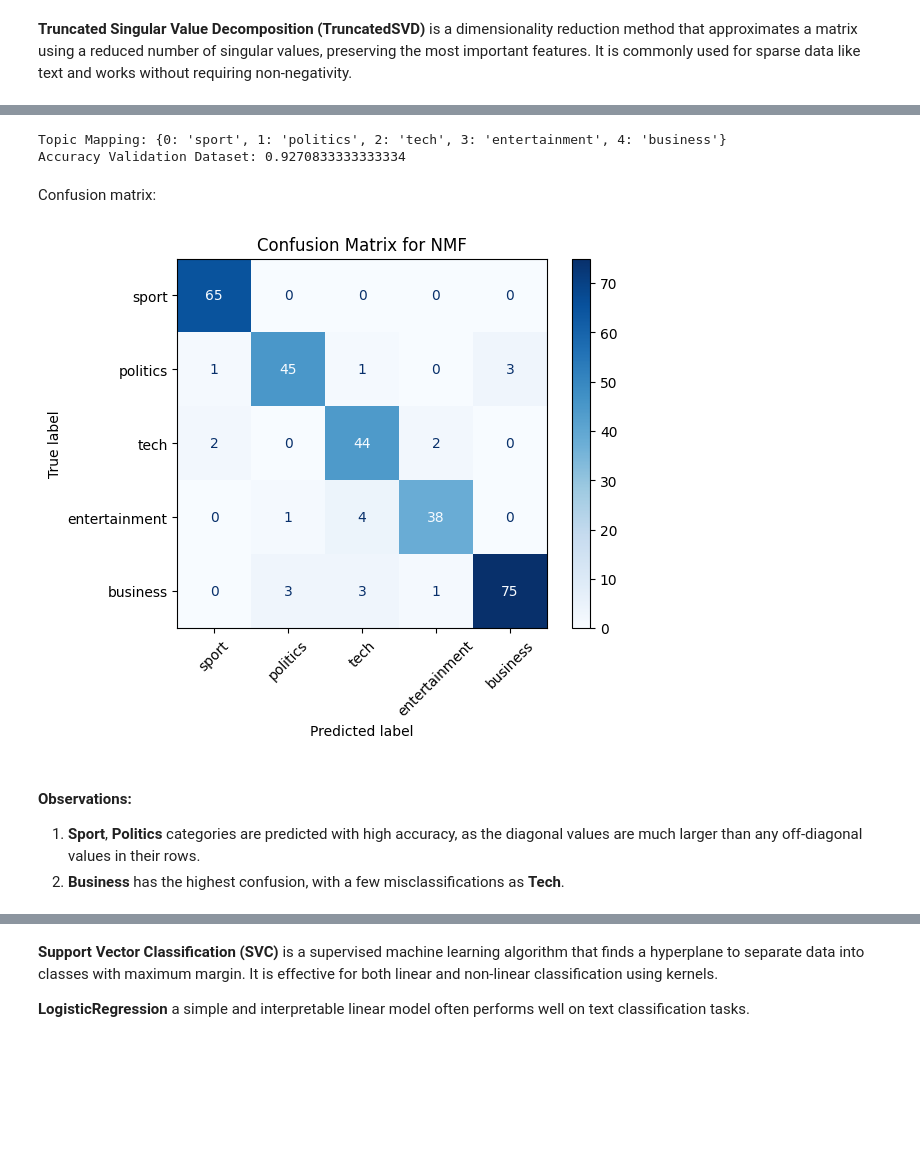
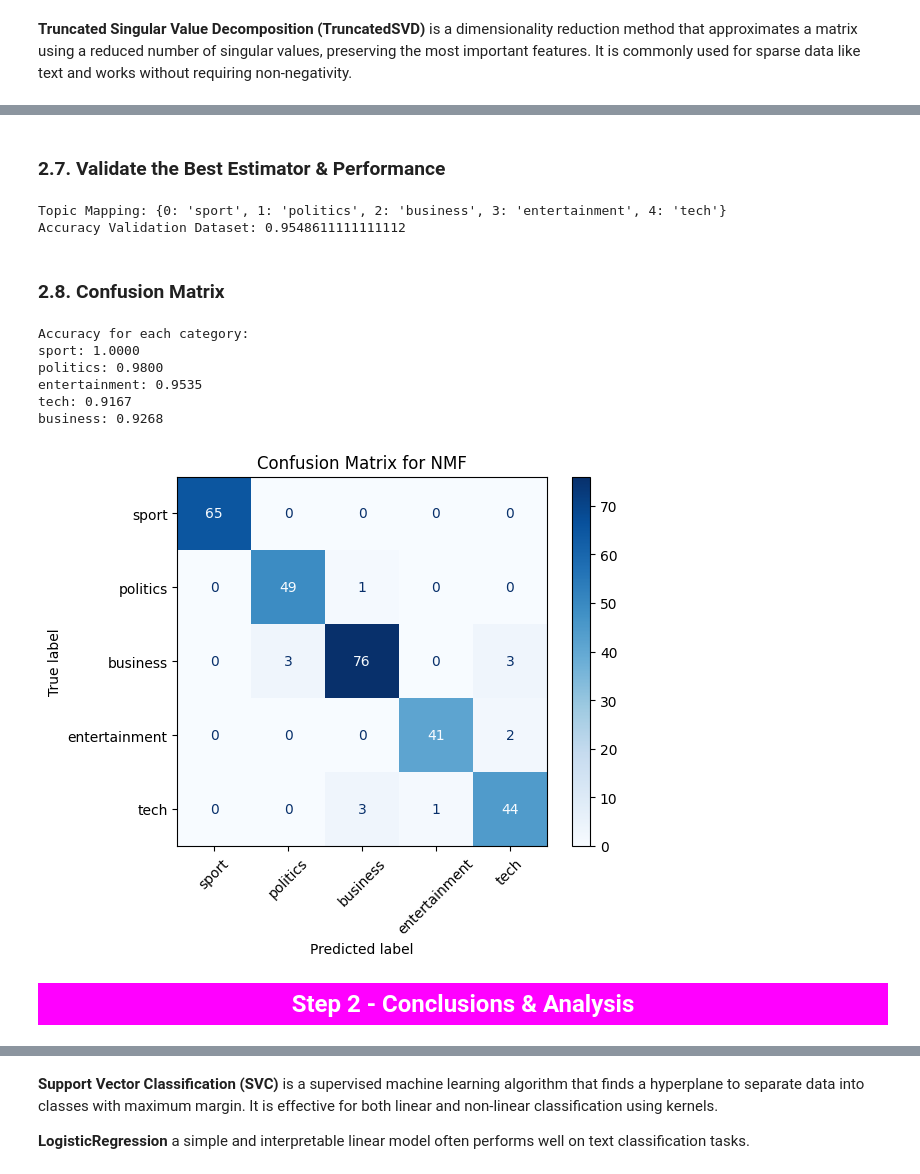
Before and after one commit to mafiat/BBC-News-Classification-Kaggle-Mini-Project, a Jupyter notebook: week-4-bbc-news-classification-kaggle-mini-project.ipynb, the cells around one changed output, grey strips where cells are left out. Cells and saved outputs as stored; diff of their text form; code cells hidden in the pictures; blank space fills up the shorter version.

```diff
--- a/week-4-bbc-news-classification-kaggle-mini-project.ipynb
+++ b/week-4-bbc-news-classification-kaggle-mini-project.ipynb
@@ -498,5 +505,5 @@ X_train, X_val, y_train, y_val = train_test_split(X, y, test_size=0.2, random_st
 
 # using all texts in the factorizing matrix does not lead to data leak
 # because the labels are not included
-X_full = pd.concat([train_df['Text_pp'], test_df['Text_pp']])
-y_full = pd.concat([y, pd.DataFrame(["unknown"] * test_df['Text_pp'].shape[0])])
+X_full = X #pd.concat([train_df['Text_pp'], test_df['Text_pp']])
+y_full = y #pd.concat([y, pd.Series(["unknown"] * test_df['Text_pp'].shape[0])])
@@ -616,3 +759,5 @@ final_results_df_100_pct.sort_values(by='mean_test_score', ascending=False).head
+# %% [markdown]
+### 2.7. Validate the Best Estimator & Performance
 # %%
 best_unsupervised_model = grid_search.best_estimator_
 # %%
@@ -621,11 +766,23 @@ y_pred = np.argmax(pred, axis=1)
 
 topic_mapping = {}
 
-# n_components = 5
-for topic in range(5):
+# Get the number of components from the best model
+n_components = best_unsupervised_model.named_steps['dim_reduction'].n_components
+
+for topic in range(n_components):
+    # Get true labels for documents assigned to the current topic
     topic_docs_labels = y_val[y_pred == topic]
-    most_common_label = Counter(topic_docs_labels).most_common(1)[0][0]
-    topic_mapping[topic] = most_common_label
+
+    # Check if any documents were assigned to this topic
+    if not topic_docs_labels.empty:
+        # Find the most common label for this topic
+        most_common_label = Counter(topic_docs_labels).most_common(1)[0][0]
+        topic_mapping[topic] = most_common_label
+    else:
+        # Handle cases where a topic has no documents in the validation set
+        # Assign a placeholder or the most frequent overall label
+        topic_mapping[topic] = y_val.mode()[0]
+
 
 print("Topic Mapping:", topic_mapping)
 
@@ -633,21 +790,44 @@ y_pred = [topic_mapping[topic] for topic in y_pred]
 nmf_acc = np.mean(y_val == y_pred)
 print("Accuracy Validation Dataset:", nmf_acc)
 # %% [output]
-Topic Mapping: {0: 'sport', 1: 'politics', 2: 'tech', 3: 'entertainment', 4: 'business'}
-Accuracy Validation Dataset: 0.9270833333333334
+Topic Mapping: {0: 'sport', 1: 'politics', 2: 'business', 3: 'entertainment', 4: 'tech'}
+Accuracy Validation Dataset: 0.9548611111111112
-# %% [markdown]
-Confusion matrix:
+# %% [markdown]
+### 2.8. Confusion Matrix
 # %%
+
+# Calculate accuracy for each category
+category_accuracies = {}
+for category in y_val.unique():
+    # Filter the true and predicted labels for the current category
+    true_labels = y_val[y_val == category]
+    predicted_labels = pd.Series(y_pred, index=y_val.index)[y_val == category]
+
+    # Compute accuracy for the current category
+    accuracy = (true_labels == predicted_labels).mean()
+    category_accuracies[category] = accuracy
+
+# Print the accuracy for each category
+print("Accuracy for each category:")
+for category, accuracy in category_accuracies.items():
+    print(f"{category}: {accuracy:.4f}")
+
 cm = confusion_matrix(y_val, y_pred, labels=list(topic_mapping.values()))
 
 # Display the confusion matrix
 disp = ConfusionMatrixDisplay(confusion_matrix=cm, display_labels=list(topic_mapping.values()))
 disp.plot(cmap='Blues', xticks_rotation=45)
 plt.title("Confusion Matrix for NMF")
 plt.show()
 # %% [output]
+Accuracy for each category:
+sport: 1.0000
+politics: 0.9800
+entertainment: 0.9535
+tech: 0.9167
+business: 0.9268
-[figure, old version]
+[figure, new version]
-# %% [markdown]
-#### Observations:
-1. **Sport**, **Politics** categories are predicted with high accuracy, as the diagonal values are much larger than any off-diagonal values in their rows.
-2. **Business** has the highest confusion, with a few misclassifications as **Tech**.
+# %% [markdown]
+<div style="background-color: magenta; color: white; padding: 10px; border-square: 10px; text-align: center; font-size: 24px; font-weight: bold; max-width: 90%; margin: auto;">
+    Step 2 - Conclusions & Analysis
+</div>
```
Also changed, not shown: parts of 105 cells of this notebook, 1 other file.
